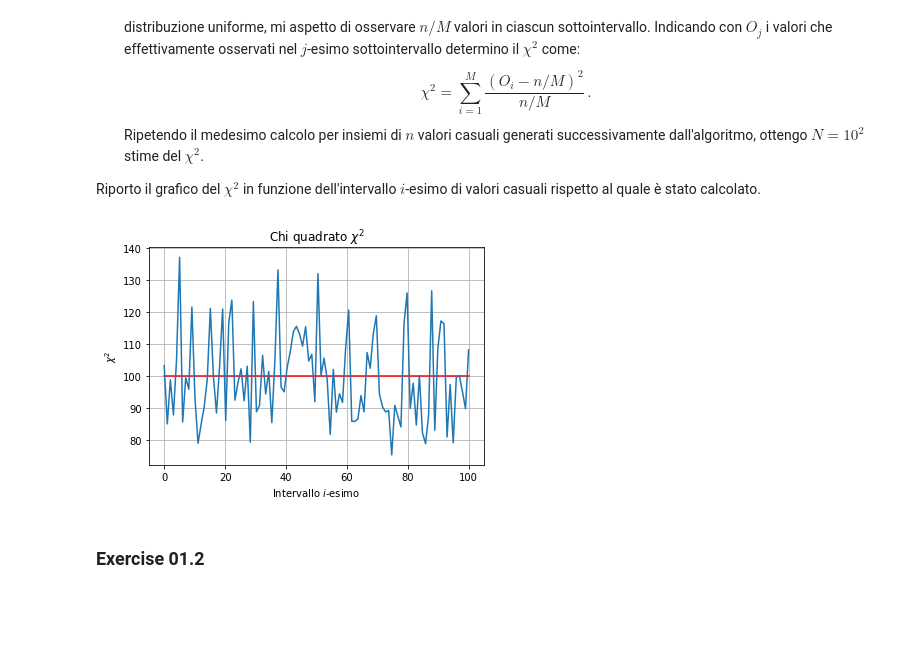
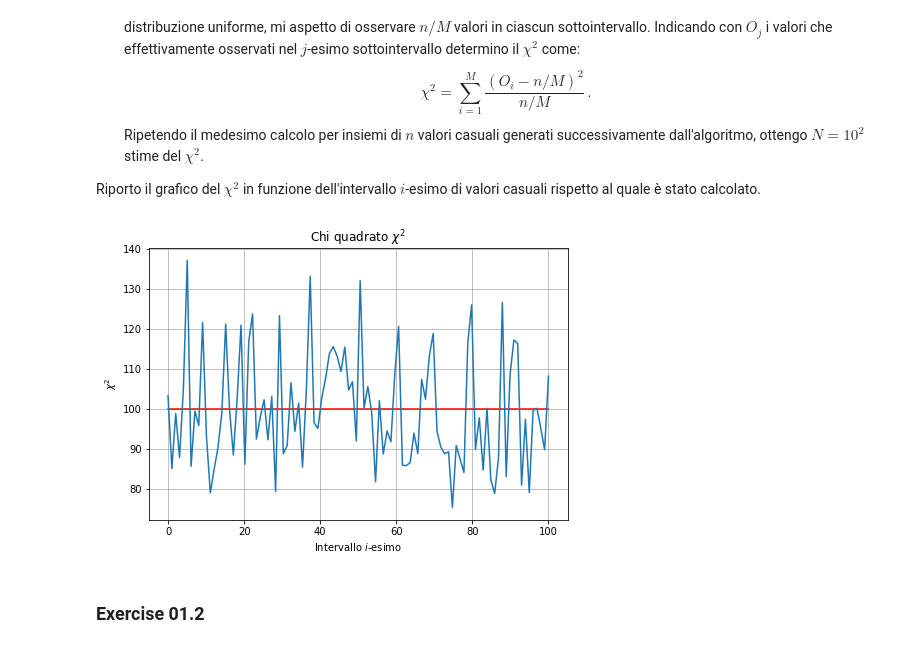
Before and after one commit to danidimic/NSL-exercise, a Jupyter notebook: LSN_Exercise_01/LSN_Exercise_01.ipynb, the cells around one changed output. Drawn from its saved outputs; the diff is of its cells as text; code cells hidden in the pictures; blank space fills up the shorter version.

```diff
--- a/LSN_Exercise_01/LSN_Exercise_01.ipynb
+++ b/LSN_Exercise_01/LSN_Exercise_01.ipynb
@@ -78,21 +82,23 @@ $$\chi^2 = \sum_{i=1}^M \frac{\left( O_i - n/M \right)^2}{n/M} \,.$$ Ripetendo i
 
 Riporto il grafico del $\chi^2$ in funzione dell'intervallo $i$-esimo di valori casuali rispetto al quale è stato calcolato.
 # %%
+plt.figure(figsize=(7.5, 5))
+
 #importo i risultati del chi quadrato
 chi2 = np.loadtxt('./Files/chi.out', delimiter = '  ', unpack = 'True')
 
 N = 100
 x = np.linspace(0,N,N)
 y = 100*x**0   #valore atteso
 
 plt.plot(x,y, color='red') #grafico risultato atteso
 plt.plot(x,chi2) #grafico chi quadro
 plt.title("Chi quadrato $\chi^2$")
 plt.xlabel('Intervallo $i$-esimo')
 plt.ylabel('$\chi^2$')
 plt.grid(True)
 # %% [output]
-[figure, old version]
+[figure, new version]
 # %% [markdown]
 ### Exercise 01.2
 # %% [markdown]
```
Also changed, not shown: parts of 3 cells of this notebook, 8 other files.
